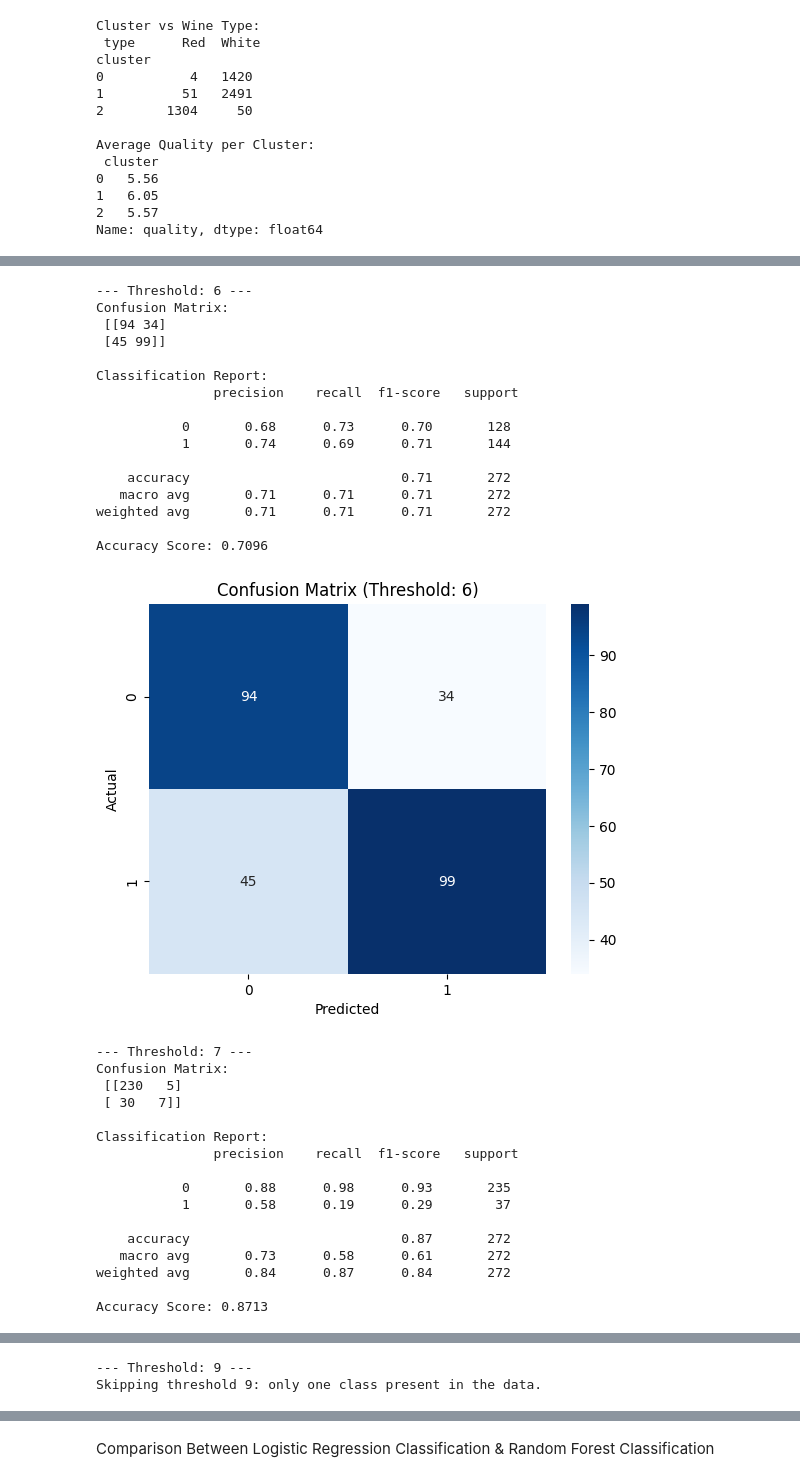
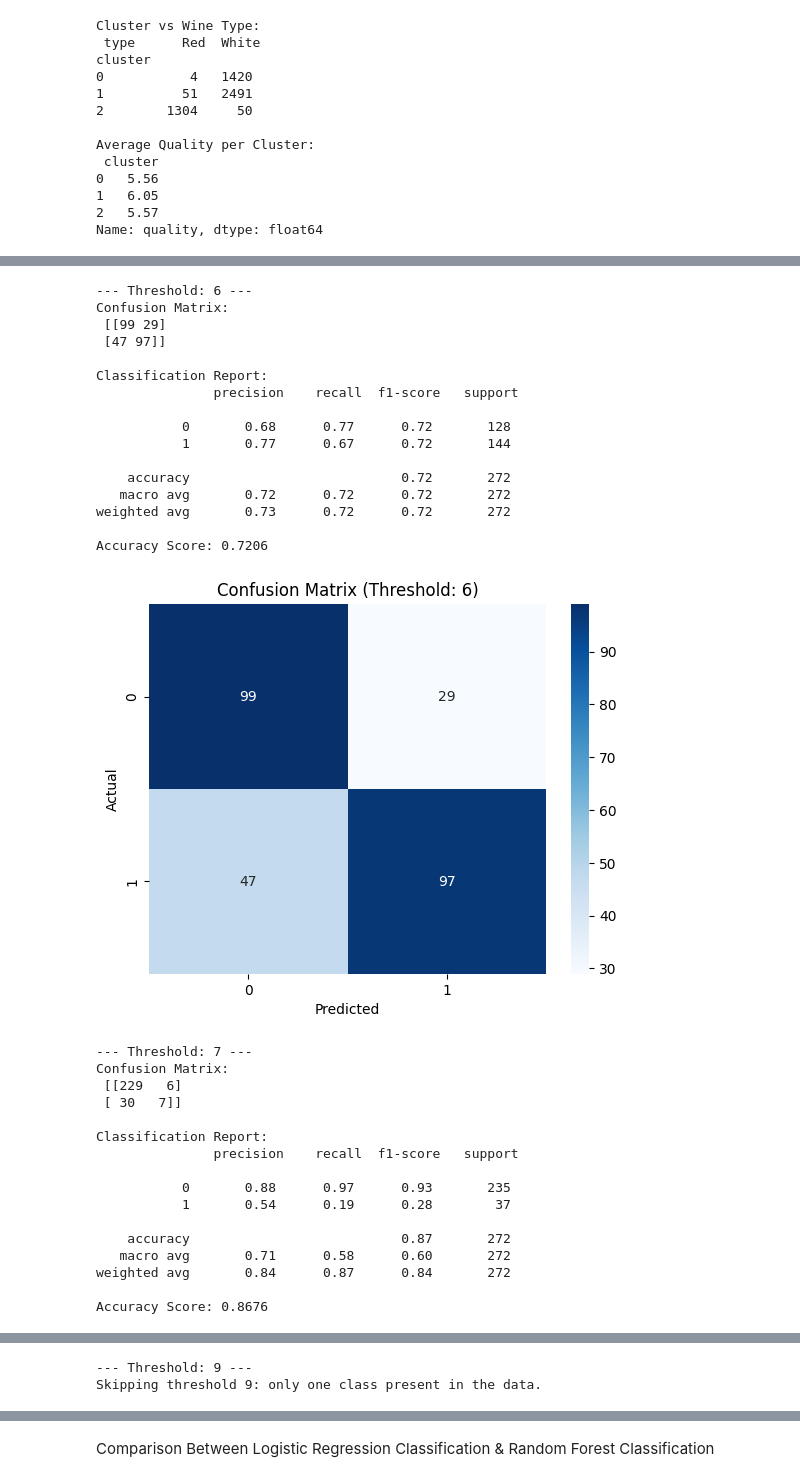
Before and after one commit to SamraatJain9/CSC2034_Project_Data, a Jupyter notebook: main.ipynb, the cells around one changed output, grey strips where cells are left out. Drawn from its saved outputs; the diff is of its cells as text; code cells hidden in the pictures.

```diff
--- a/main.ipynb
+++ b/main.ipynb
@@ -1060,7 +947,7 @@ To Choose a Machine Learning Model, need to think about what type of data do we
 # Logistic Regression for Binary Classification
 
 # Selected features
-features = ['alcohol', 'volatile acidity', 'sulphates', 'chlorides', 'density', 'citric acid']
+features = ['alcohol', 'volatile acidity', 'chlorides', 'density', 'citric acid']
 thresholds = [5, 6, 7, 9]
 
 results = {}
@@ -1111,58 +998,58 @@ for thresh in thresholds:
     plt.title(f'Confusion Matrix (Threshold: {thresh})')
     plt.xlabel('Predicted')
     plt.ylabel('Actual')
     plt.show()
 # %% [output]
 --- Threshold: 5 ---
 Confusion Matrix:
  [[  0  13]
  [  0 259]]
 
 Classification Report:
                precision    recall  f1-score   support
 
            0       1.00      0.00      0.00        13
            1       0.95      1.00      0.98       259
 
     accuracy                           0.95       272
    macro avg       0.98      0.50      0.49       272
 weighted avg       0.95      0.95      0.93       272
 
 Accuracy Score: 0.9522
 [figure]
 --- Threshold: 6 ---
 Confusion Matrix:
- [[94 34]
- [45 99]]
+ [[99 29]
+ [47 97]]
 
 Classification Report:
                precision    recall  f1-score   support
 
-           0       0.68      0.73      0.70       128
-           1       0.74      0.69      0.71       144
+           0       0.68      0.77      0.72       128
+           1       0.77      0.67      0.72       144
 
-    accuracy                           0.71       272
-   macro avg       0.71      0.71      0.71       272
-weighted avg       0.71      0.71      0.71       272
+    accuracy                           0.72       272
+   macro avg       0.72      0.72      0.72       272
+weighted avg       0.73      0.72      0.72       272
 
-Accuracy Score: 0.7096
+Accuracy Score: 0.7206
-[figure, old version]
+[figure, new version]
 --- Threshold: 7 ---
 Confusion Matrix:
- [[230   5]
+ [[229   6]
  [ 30   7]]
 
 Classification Report:
                precision    recall  f1-score   support
 
-           0       0.88      0.98      0.93       235
-           1       0.58      0.19      0.29        37
+           0       0.88      0.97      0.93       235
+           1       0.54      0.19      0.28        37
 
     accuracy                           0.87       272
-   macro avg       0.73      0.58      0.61       272
+   macro avg       0.71      0.58      0.60       272
 weighted avg       0.84      0.87      0.84       272
 
-Accuracy Score: 0.8713
+Accuracy Score: 0.8676
 [figure]
 --- Threshold: 9 ---
 Skipping threshold 9: only one class present in the data.
```
Also changed, not shown: parts of 9 cells of this notebook.
